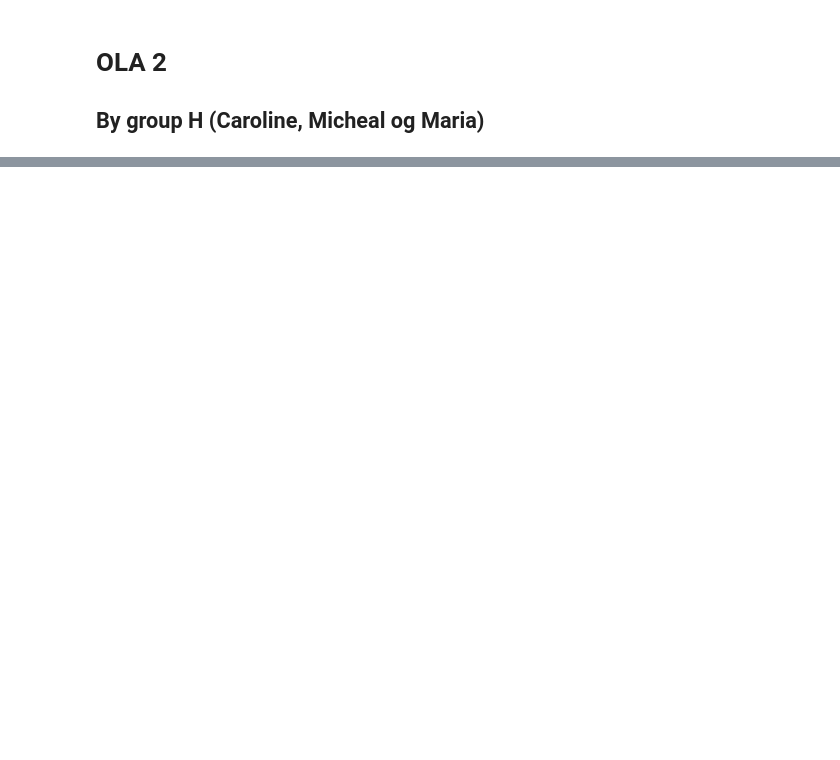
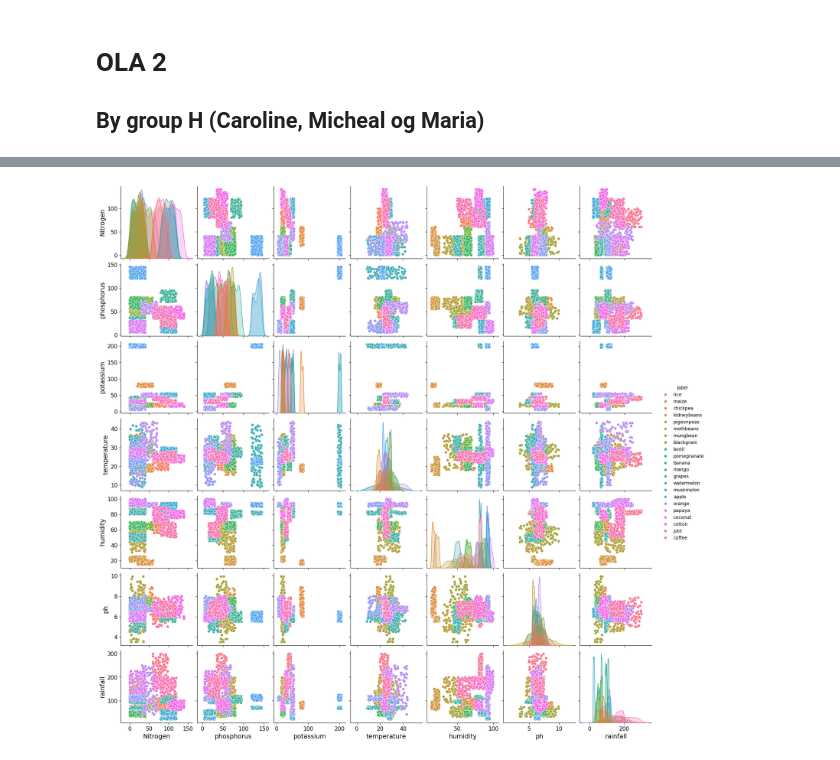
Before and after one commit to Gruppe-H/OLA2, a Jupyter notebook: Exercise.ipynb, the cells around one changed output, grey strips where cells are left out. Cells and saved outputs as stored; diff of their text form; code cells hidden in the pictures; blank space fills up the shorter version.

```diff
--- a/Exercise.ipynb
+++ b/Exercise.ipynb
@@ -54,0 +239,5 @@ crime_per_city.head(0)
+# %%
+sns.pairplot(crops,hue = 'label')
+plt.show()
+# %% [output]
+[figure, added]
```
Also changed, not shown: parts of 42 cells of this notebook, 4 other files.
